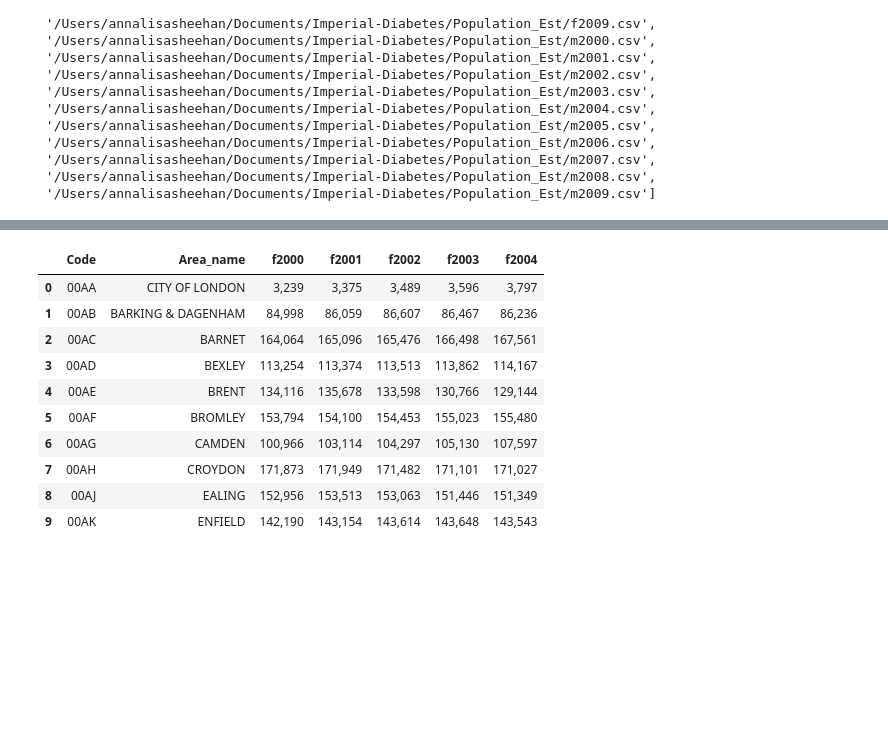
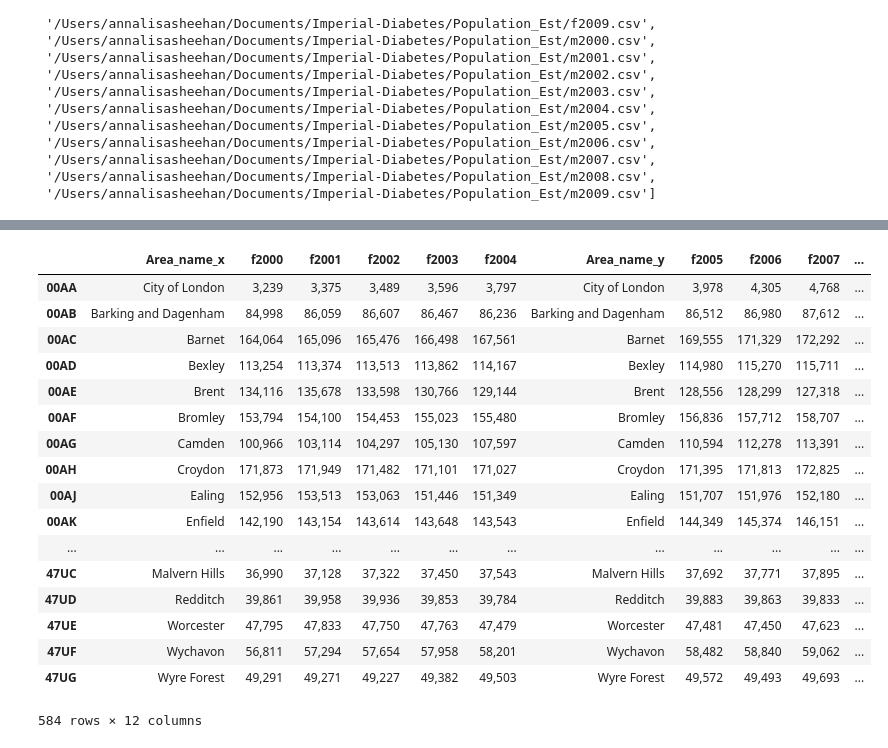
Before and after one commit to annalisasheehan/ICL_Diabetes, a Jupyter notebook: Aggregating_mid_pop_est.ipynb, the cells around one changed output, grey strips where cells are left out. Cells and saved outputs as stored; diff of their text form; code cells hidden in the pictures; blank space fills up the shorter version.

```diff
--- a/Aggregating_mid_pop_est.ipynb
+++ b/Aggregating_mid_pop_est.ipynb
@@ -60,0 +74,3 @@ m2005[:4]
+# %%
+LADUA = pd.read_csv(r'/Users/annalisasheehan/Documents/Imperial-Diabetes/Population_Est/england_dt_2001_list.csv')
+LADUA = LADUA.set_index('ons_label')
@@ -61,12 +99,10 @@ m2005[:4]
 # %%
 # Merge Data
-Females1 = f2000.merge(f2001, how= 'inner', left_index=True, right_index=True)
-Females1 = Females1.rename(columns={'Name_x':'Area_name'})
-Females1 = Females1.merge(f2002, how= 'inner', left_index=True, right_index=True)
-Females1 = Females1.merge(f2003, how= 'inner', left_index=True, right_index=True)
-Females1 = Females1.merge(f2004, how= 'inner', left_index=True, right_index=True)
+Females1 = LADUA.merge(f2000, how= 'left', left_index=True, right_index=True)
+Females1 = Females1.rename(columns={'name':'Area_name'})
+Females1 = Females1.merge(f2001, how= 'left', left_index=True, right_index=True)
+Females1 = Females1.merge(f2002, how= 'left', left_index=True, right_index=True)
+Females1 = Females1.merge(f2003, how= 'left', left_index=True, right_index=True)
+Females1 = Females1.merge(f2004, how= 'left', left_index=True, right_index=True)
 
 Females1 = Females1[['Area_name', 'f2000', 'f2001', 'f2002', 'f2003', 'f2004']]
-#Females = pd.merge(Females, f2002, left_index=True, right_index=True)
-#Females = pd.merge(Females, f2003, left_index=True, right_index=True)
-#Females = pd.merge(Females, f2004, left_index=True, right_index=True)
@@ -73,6 +130,10 @@ Females1 = Females1[['Area_name', 'f2000', 'f2001', 'f2002', 'f2003', 'f2004']]
 # %%
-Females2 = f2005.merge(f2006, how= 'inner', left_index=True, right_index=True)
-Females2 = Females2.merge(f2007, how= 'inner', left_index=True, right_index=True)
-Females2 = Females2.merge(f2008, how= 'inner', left_index=True, right_index=True)
-Females2 = Females2.merge(f2009, how= 'inner', left_index=True, right_index=True)
-Females2 = Females2[['f2005', 'f2006', 'f2007', 'f2008', 'f2009']]
+# Merge Data
+Females2 = LADUA.merge(f2005, how= 'left', left_index=True, right_index=True)
+Females2 = Females2.rename(columns={'name':'Area_name'})
+Females2 = Females2.merge(f2006, how= 'left', left_index=True, right_index=True)
+Females2 = Females2.merge(f2007, how= 'left', left_index=True, right_index=True)
+Females2 = Females2.merge(f2008, how= 'left', left_index=True, right_index=True)
+Females2 = Females2.merge(f2009, how= 'left', left_index=True, right_index=True)
+
+Females2 = Females2[['Area_name', 'f2005', 'f2006', 'f2007', 'f2008', 'f2009']]
@@ -79,17 +161,26 @@ Females2 = Females2[['f2005', 'f2006', 'f2007', 'f2008', 'f2009']]
+# %%
+Females_all = Females1.merge(Females2, how = 'left', left_index=True, right_index=True)
 # %%
 #View the data
-Females1[:10]
+Females_all
 # %% [output]
-|  | Code | Area_name | f2000 | f2001 | f2002 | f2003 | f2004 |
-| 0 | 00AA | CITY OF LONDON | 3,239 | 3,375 | 3,489 | 3,596 | 3,797 |
-| 1 | 00AB | BARKING & DAGENHAM | 84,998 | 86,059 | 86,607 | 86,467 | 86,236 |
-| 2 | 00AC | BARNET | 164,064 | 165,096 | 165,476 | 166,498 | 167,561 |
-| 3 | 00AD | BEXLEY | 113,254 | 113,374 | 113,513 | 113,862 | 114,167 |
-| 4 | 00AE | BRENT | 134,116 | 135,678 | 133,598 | 130,766 | 129,144 |
-| 5 | 00AF | BROMLEY | 153,794 | 154,100 | 154,453 | 155,023 | 155,480 |
-| 6 | 00AG | CAMDEN | 100,966 | 103,114 | 104,297 | 105,130 | 107,597 |
-| 7 | 00AH | CROYDON | 171,873 | 171,949 | 171,482 | 171,101 | 171,027 |
-| 8 | 00AJ | EALING | 152,956 | 153,513 | 153,063 | 151,446 | 151,349 |
-| 9 | 00AK | ENFIELD | 142,190 | 143,154 | 143,614 | 143,648 | 143,543 |
+|  | Area_name_x | f2000 | f2001 | f2002 | f2003 | f2004 | Area_name_y | f2005 | f2006 | f2007 | ... |
+| 00AA | City of London | 3,239 | 3,375 | 3,489 | 3,596 | 3,797 | City of London | 3,978 | 4,305 | 4,768 | ... |
+| 00AB | Barking and Dagenham | 84,998 | 86,059 | 86,607 | 86,467 | 86,236 | Barking and Dagenham | 86,512 | 86,980 | 87,612 | ... |
+| 00AC | Barnet | 164,064 | 165,096 | 165,476 | 166,498 | 167,561 | Barnet | 169,555 | 171,329 | 172,292 | ... |
+| 00AD | Bexley | 113,254 | 113,374 | 113,513 | 113,862 | 114,167 | Bexley | 114,980 | 115,270 | 115,711 | ... |
+| 00AE | Brent | 134,116 | 135,678 | 133,598 | 130,766 | 129,144 | Brent | 128,556 | 128,299 | 127,318 | ... |
+| 00AF | Bromley | 153,794 | 154,100 | 154,453 | 155,023 | 155,480 | Bromley | 156,836 | 157,712 | 158,707 | ... |
+| 00AG | Camden | 100,966 | 103,114 | 104,297 | 105,130 | 107,597 | Camden | 110,594 | 112,278 | 113,391 | ... |
+| 00AH | Croydon | 171,873 | 171,949 | 171,482 | 171,101 | 171,027 | Croydon | 171,395 | 171,813 | 172,825 | ... |
+| 00AJ | Ealing | 152,956 | 153,513 | 153,063 | 151,446 | 151,349 | Ealing | 151,707 | 151,976 | 152,180 | ... |
+| 00AK | Enfield | 142,190 | 143,154 | 143,614 | 143,648 | 143,543 | Enfield | 144,349 | 145,374 | 146,151 | ... |
+| ... | ... | ... | ... | ... | ... | ... | ... | ... | ... | ... | ... |
+| 47UC | Malvern Hills | 36,990 | 37,128 | 37,322 | 37,450 | 37,543 | Malvern Hills | 37,692 | 37,771 | 37,895 | ... |
+| 47UD | Redditch | 39,861 | 39,958 | 39,936 | 39,853 | 39,784 | Redditch | 39,883 | 39,863 | 39,833 | ... |
+| 47UE | Worcester | 47,795 | 47,833 | 47,750 | 47,763 | 47,479 | Worcester | 47,481 | 47,450 | 47,623 | ... |
+| 47UF | Wychavon | 56,811 | 57,294 | 57,654 | 57,958 | 58,201 | Wychavon | 58,482 | 58,840 | 59,062 | ... |
+| 47UG | Wyre Forest | 49,291 | 49,271 | 49,227 | 49,382 | 49,503 | Wyre Forest | 49,572 | 49,493 | 49,693 | ... |
+584 rows × 12 columns
 # %%
 Females1.reset_index(level=0, inplace=True)
```
Also changed, not shown: parts of 18 cells of this notebook.
